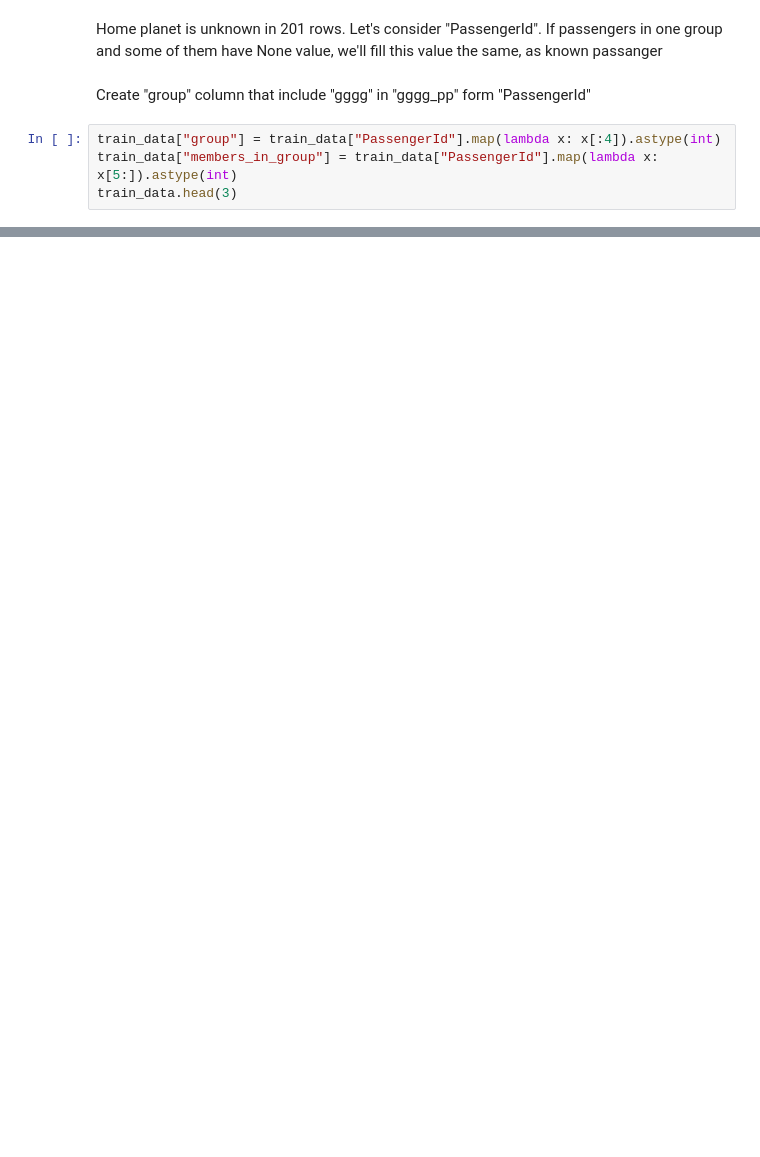
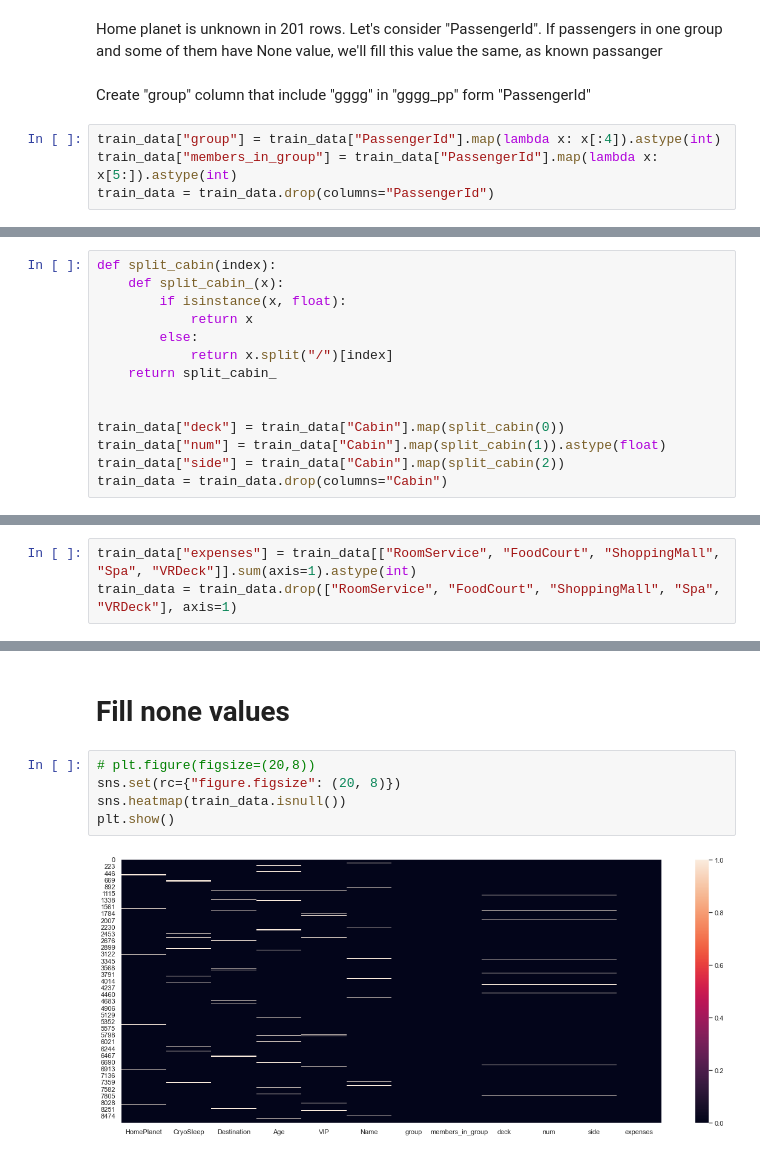
Before and after one commit to Felecort/DS-Rush, a Jupyter notebook: src/Kaggle/Spaceship_Titanic/1_solution.ipynb, the cells around one changed output, grey strips where cells are left out. Saved outputs shown, nothing was run; the diff lists cells and outputs as text; blank space fills up the shorter version.

```diff
--- a/src/Kaggle/Spaceship_Titanic/1_solution.ipynb
+++ b/src/Kaggle/Spaceship_Titanic/1_solution.ipynb
@@ -88,4 +108,4 @@ Create "group" column that include "gggg" in "gggg_pp" form "PassengerId"
 # %%
 train_data["group"] = train_data["PassengerId"].map(lambda x: x[:4]).astype(int)
 train_data["members_in_group"] = train_data["PassengerId"].map(lambda x: x[5:]).astype(int)
-train_data.head(3)
+train_data = train_data.drop(columns="PassengerId")
@@ -106,0 +116,14 @@ Fill NAN values
+# %%
+def split_cabin(index):
+    def split_cabin_(x):
+        if isinstance(x, float):
+            return x
+        else:
+            return x.split("/")[index]
+    return split_cabin_
+
+
+train_data["deck"] = train_data["Cabin"].map(split_cabin(0))
+train_data["num"] = train_data["Cabin"].map(split_cabin(1)).astype(float)
+train_data["side"] = train_data["Cabin"].map(split_cabin(2))
+train_data = train_data.drop(columns="Cabin")
@@ -106,0 +137,3 @@ Fill NAN values
+# %%
+train_data["expenses"] = train_data[["RoomService", "FoodCourt", "ShoppingMall", "Spa", "VRDeck"]].sum(axis=1).astype(int)
+train_data = train_data.drop(["RoomService", "FoodCourt", "ShoppingMall", "Spa", "VRDeck"], axis=1)
@@ -107 +147,10 @@ Fill NAN values
+# %% [markdown]
+# Fill none values
+# %%
+# plt.figure(figsize=(20,8))
+sns.set(rc={"figure.figsize": (20, 8)})
+sns.heatmap(train_data.isnull())
+plt.show()
+# %% [output]
+[figure, added]
 # %%
```
Also changed, not shown: parts of 35 cells of this notebook, 2 other files.
